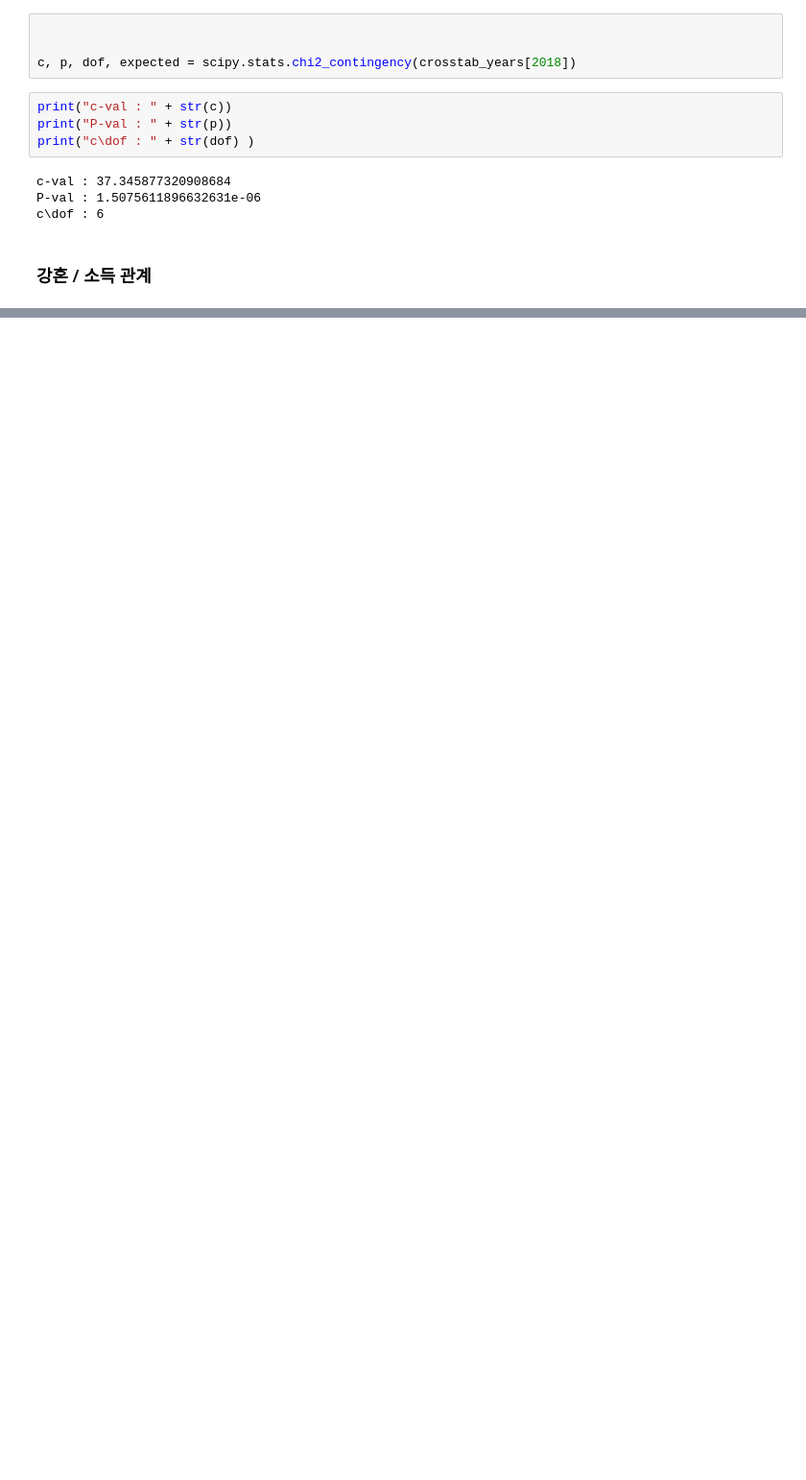
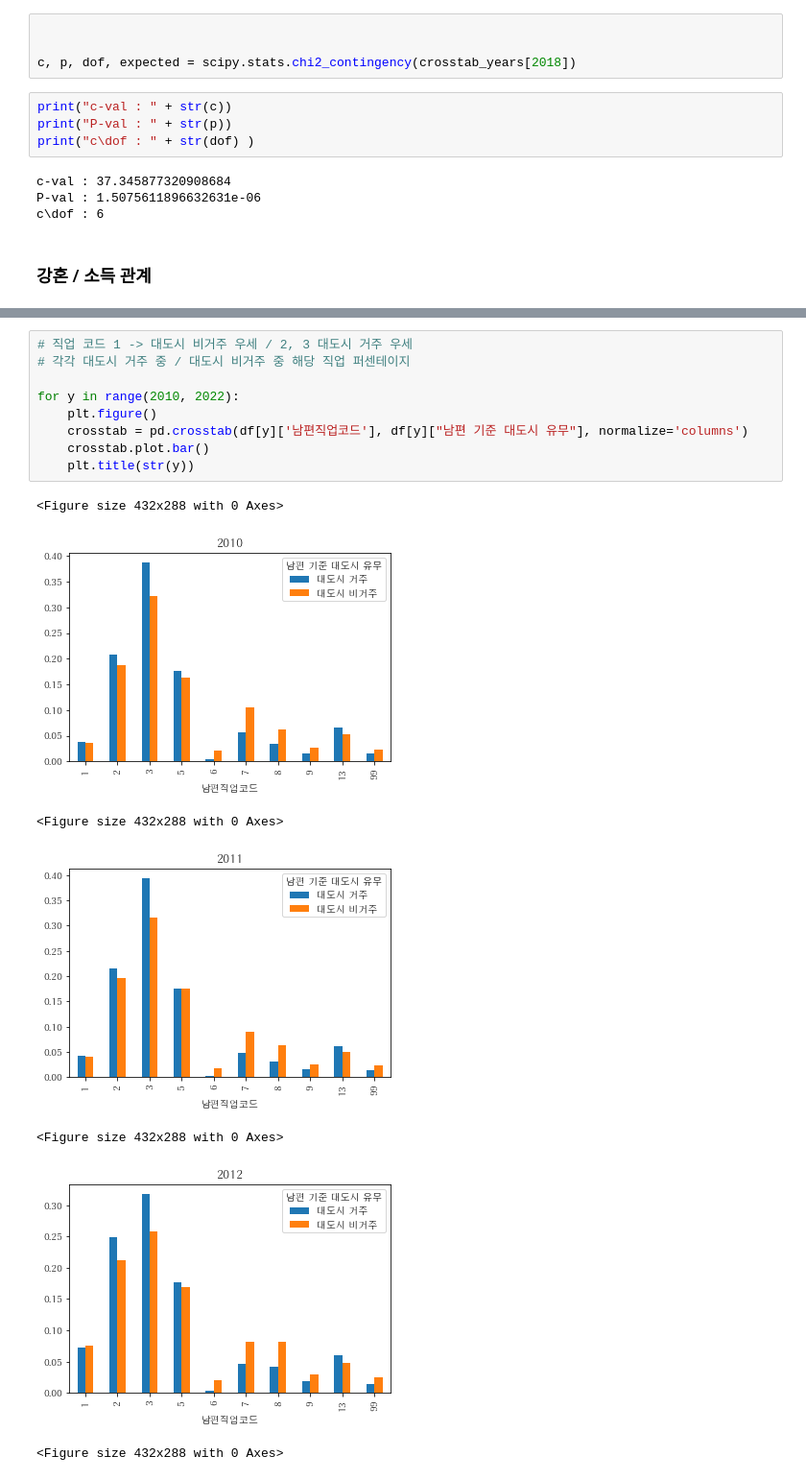
Before and after one commit to ohMinyoung22/science_project, a Jupyter notebook: eda/older_marriage.ipynb, the cells around one changed output, grey strips where cells are left out. Shown at 96% size. Drawn from its saved outputs; the diff is of its cells as text; blank space fills up the shorter version.

```diff
--- a/eda/older_marriage.ipynb
+++ b/eda/older_marriage.ipynb
@@ -78,0 +135,17 @@ TypeError: object of type 'int' has no len()
+# %%
+# 직업 코드 1 -> 대도시 비거주 우세 / 2, 3 대도시 거주 우세
+# 각각 대도시 거주 중 / 대도시 비거주 중 해당 직업 퍼센테이지
+
+for y in range(2010, 2022):
+    plt.figure()
+    crosstab = pd.crosstab(df[y]['남편직업코드'], df[y]["남편 기준 대도시 유무"], normalize='columns')
+    crosstab.plot.bar()
+    plt.title(str(y))
+# %% [output]
+<Figure size 432x288 with 0 Axes>
+[figure, added]
+<Figure size 432x288 with 0 Axes>
+[figure, added]
+<Figure size 432x288 with 0 Axes>
+[figure, added]
+<Figure size 432x288 with 0 Axes>
```
Also changed, not shown: parts of 10 cells of this notebook.
